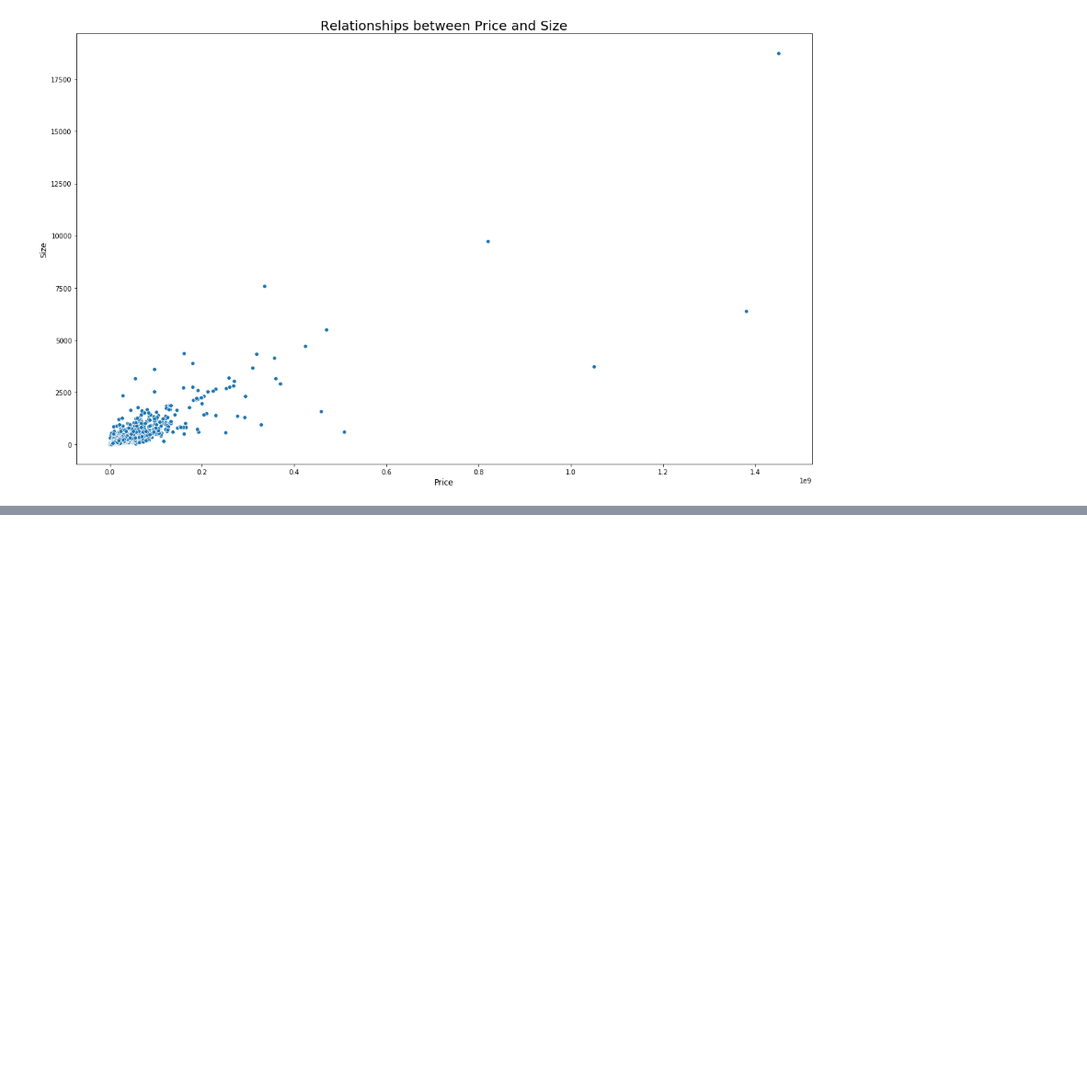
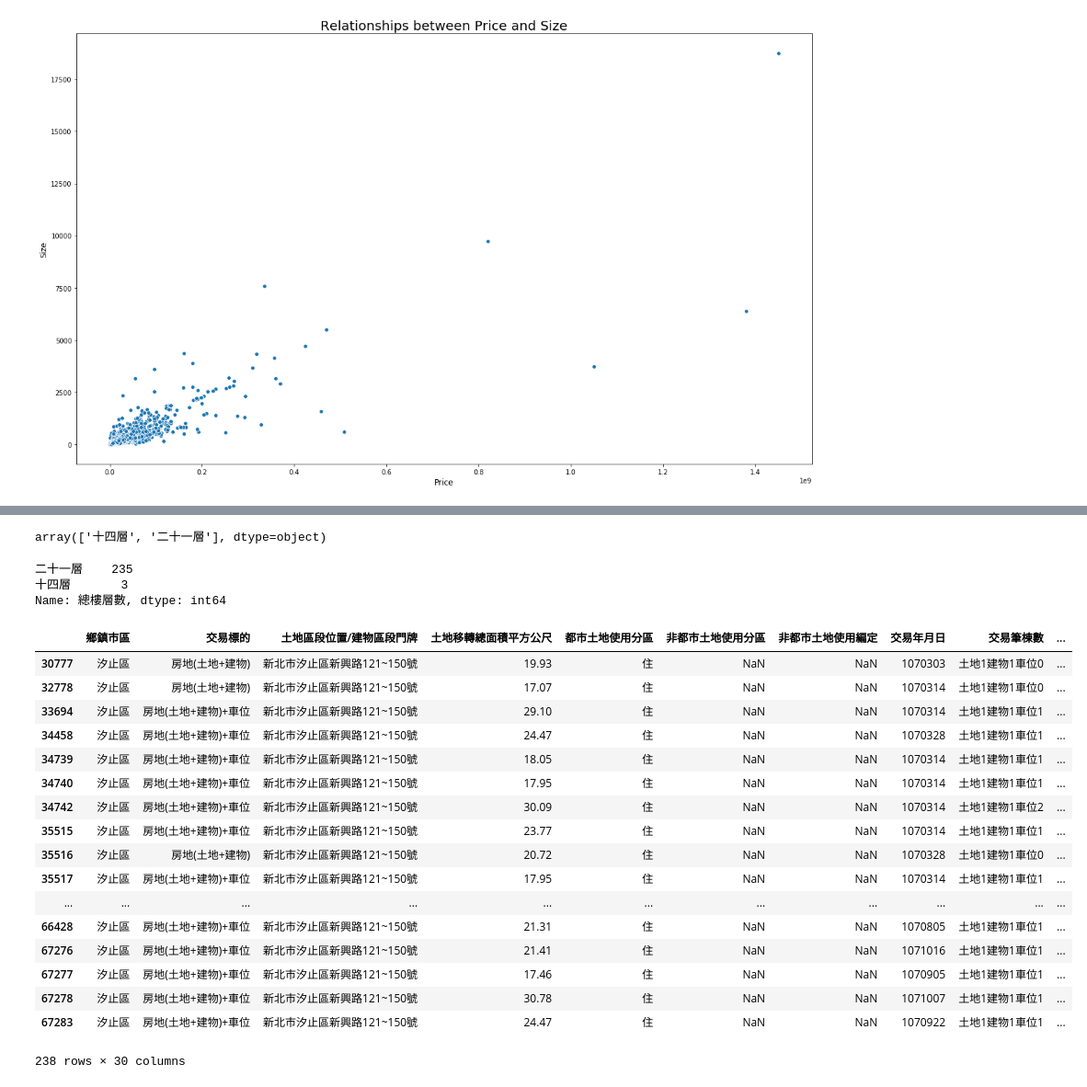
Before and after one commit to johnny12150/19-lab-summer-training, a Jupyter notebook: 0703/EDA.ipynb, the cells around one changed output, grey strips where cells are left out. Shown: that part at 92% size. Cells and saved outputs as stored; diff of their text form; code cells hidden in the pictures; blank space fills up the shorter version.

```diff
--- a/0703/EDA.ipynb
+++ b/0703/EDA.ipynb
@@ -269,0 +284,32 @@ plt.show()
+# %%
+all[all['土地區段位置/建物區段門牌']== '新北市汐止區新興路121~150號']['總樓層數'].unique()
+# %% [output]
+array(['十四層', '二十一層'], dtype=object)
+# %%
+all[all['土地區段位置/建物區段門牌']== '新北市汐止區新興路121~150號']['總樓層數'].value_counts()
+# %% [output]
+二十一層    235
+十四層       3
+Name: 總樓層數, dtype: int64
+# %%
+pd.set_option('display.max_columns', 40)
+all[all['土地區段位置/建物區段門牌']== '新北市汐止區新興路121~150號']
+# %% [output]
+|  | 鄉鎮市區 | 交易標的 | 土地區段位置/建物區段門牌 | 土地移轉總面積平方公尺 | 都市土地使用分區 | 非都市土地使用分區 | 非都市土地使用編定 | 交易年月日 | 交易筆棟數 | ... |
+| 30777 | 汐止區 | 房地(土地+建物) | 新北市汐止區新興路121~150號 | 19.93 | 住 | NaN | NaN | 1070303 | 土地1建物1車位0 | ... |
+| 32778 | 汐止區 | 房地(土地+建物) | 新北市汐止區新興路121~150號 | 17.07 | 住 | NaN | NaN | 1070314 | 土地1建物1車位0 | ... |
+| 33694 | 汐止區 | 房地(土地+建物)+車位 | 新北市汐止區新興路121~150號 | 29.10 | 住 | NaN | NaN | 1070314 | 土地1建物1車位1 | ... |
+| 34458 | 汐止區 | 房地(土地+建物)+車位 | 新北市汐止區新興路121~150號 | 24.47 | 住 | NaN | NaN | 1070328 | 土地1建物1車位1 | ... |
+| 34739 | 汐止區 | 房地(土地+建物)+車位 | 新北市汐止區新興路121~150號 | 18.05 | 住 | NaN | NaN | 1070314 | 土地1建物1車位1 | ... |
+| 34740 | 汐止區 | 房地(土地+建物)+車位 | 新北市汐止區新興路121~150號 | 17.95 | 住 | NaN | NaN | 1070314 | 土地1建物1車位1 | ... |
+| 34742 | 汐止區 | 房地(土地+建物)+車位 | 新北市汐止區新興路121~150號 | 30.09 | 住 | NaN | NaN | 1070314 | 土地1建物1車位2 | ... |
+| 35515 | 汐止區 | 房地(土地+建物)+車位 | 新北市汐止區新興路121~150號 | 23.77 | 住 | NaN | NaN | 1070314 | 土地1建物1車位1 | ... |
+| 35516 | 汐止區 | 房地(土地+建物) | 新北市汐止區新興路121~150號 | 20.72 | 住 | NaN | NaN | 1070328 | 土地1建物1車位0 | ... |
+| 35517 | 汐止區 | 房地(土地+建物)+車位 | 新北市汐止區新興路121~150號 | 17.95 | 住 | NaN | NaN | 1070314 | 土地1建物1車位1 | ... |
+| ... | ... | ... | ... | ... | ... | ... | ... | ... | ... | ... |
+| 66428 | 汐止區 | 房地(土地+建物)+車位 | 新北市汐止區新興路121~150號 | 21.31 | 住 | NaN | NaN | 1070805 | 土地1建物1車位1 | ... |
+| 67276 | 汐止區 | 房地(土地+建物)+車位 | 新北市汐止區新興路121~150號 | 21.41 | 住 | NaN | NaN | 1071016 | 土地1建物1車位1 | ... |
+| 67277 | 汐止區 | 房地(土地+建物)+車位 | 新北市汐止區新興路121~150號 | 17.46 | 住 | NaN | NaN | 1070905 | 土地1建物1車位1 | ... |
+| 67278 | 汐止區 | 房地(土地+建物)+車位 | 新北市汐止區新興路121~150號 | 30.78 | 住 | NaN | NaN | 1071007 | 土地1建物1車位1 | ... |
+| 67283 | 汐止區 | 房地(土地+建物)+車位 | 新北市汐止區新興路121~150號 | 24.47 | 住 | NaN | NaN | 1070922 | 土地1建物1車位1 | ... |
+238 rows × 30 columns
```
Also changed, not shown: parts of 1 cell of this notebook, 2 other files.
